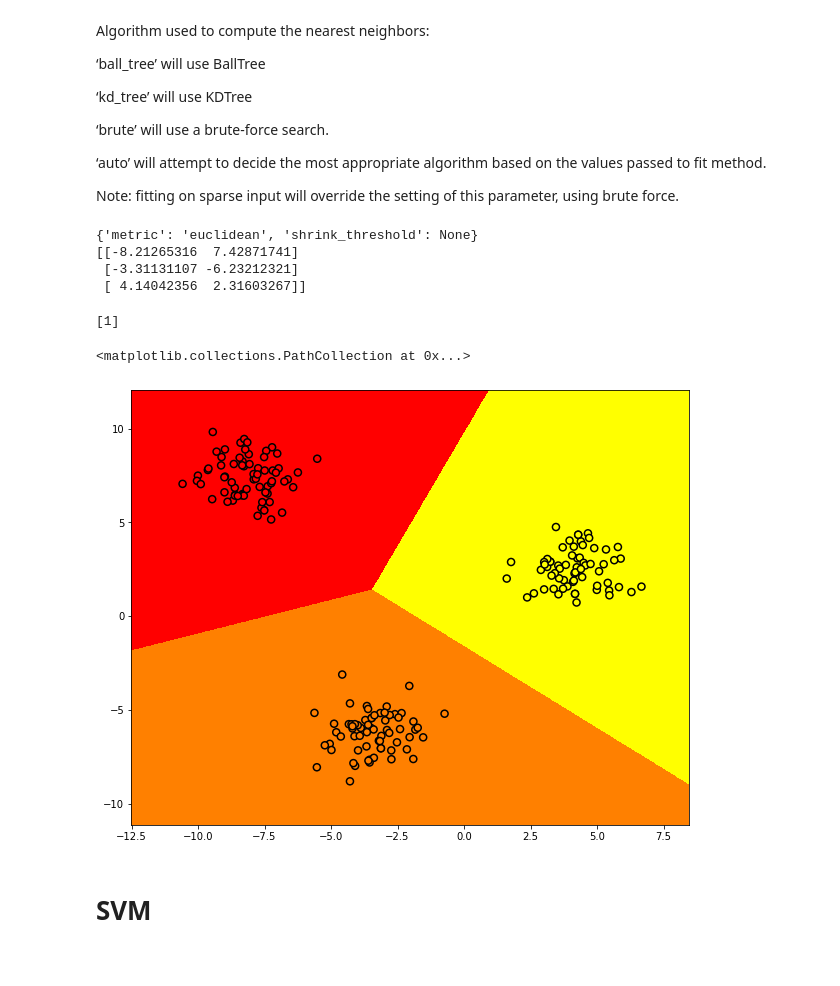
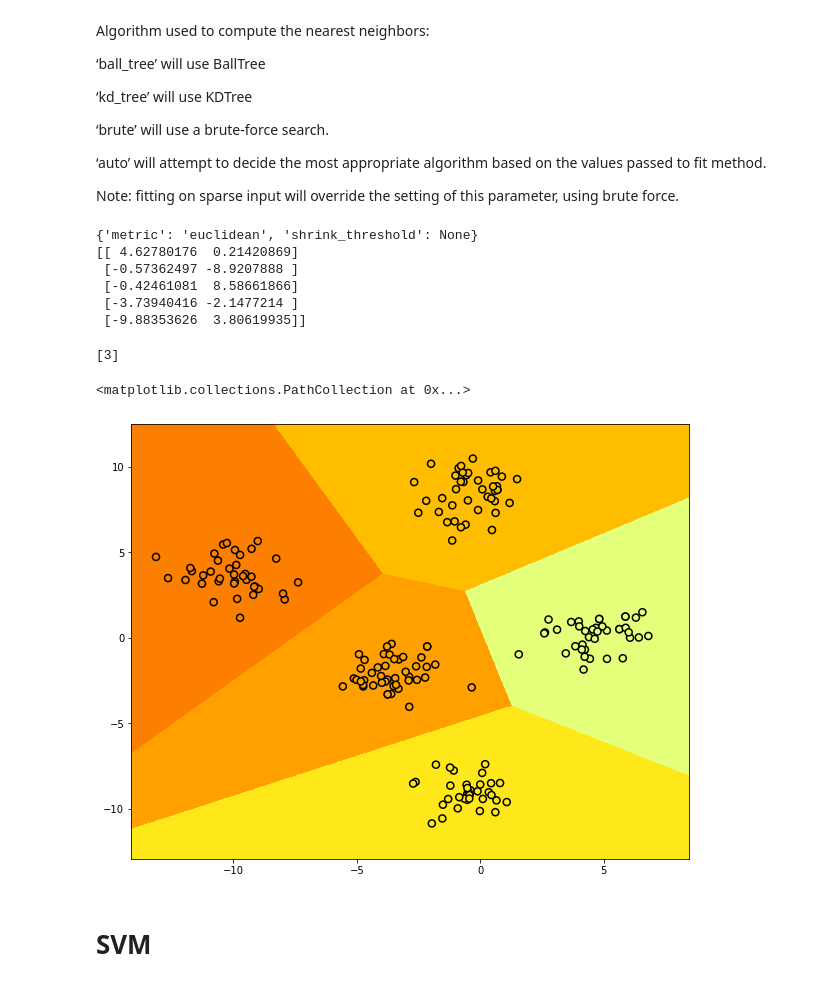
Before and after one commit to fukinii/ml, a Jupyter notebook: task_4/svm.ipynb, the cells around one changed output. Cells and saved outputs as stored; diff of their text form; code cells hidden in the pictures.

```diff
--- a/task_4/svm.ipynb
+++ b/task_4/svm.ipynb
@@ -9,11 +9,11 @@ from sklearn import datasets
 # %%
 n_samples = 4096
 
-X, y = datasets.make_blobs(n_samples=n_samples, centers=3, n_features=2)
+X, y = datasets.make_blobs(n_samples=n_samples, centers=5, n_features=2)
 
 
 fig, ax = plt.subplots(1, 1, figsize=(15, 8))
-colors = {0:'red', 1:'blue', 2:'green'}
+colors = {0:'red', 1:'blue', 2:'green', 3:'grey', 4:'black'}
 
 for key, value in colors.items():
     ax.scatter(X[y==key, 0], X[y==key, 1], c=value, label=key)
@@ -103,30 +105,32 @@ print(model.get_params())
 print(model.centroids_)
 # %% [output]
 {'metric': 'euclidean', 'shrink_threshold': None}
-[[-8.21265316  7.42871741]
- [-3.31131107 -6.23212321]
- [ 4.14042356  2.31603267]]
+[[ 4.62780176  0.21420869]
+ [-0.57362497 -8.9207888 ]
+ [-0.42461081  8.58661866]
+ [-3.73940416 -2.1477214 ]
+ [-9.88353626  3.80619935]]
 # %%
 print(model.predict([[-0.8, -1]]))
 # %% [output]
-[1]
+[3]
 # %%
 x_min, x_max = X[:, 0].min() - 1, X[:, 0].max() + 1
 y_min, y_max = X[:, 1].min() - 1, X[:, 1].max() + 1
 
 xx, yy = np.meshgrid(np.arange(x_min, x_max, 0.01), np.arange(y_min, y_max, 0.01))
 
 predicted = model.predict(np.c_[xx.ravel(), yy.ravel()]).reshape(xx.shape)
 
 random_indxs = np.random.randint(0, X.shape[0], 200)
 
 plt.rcParams['figure.figsize'] = (10,8)
-plt.pcolormesh(xx, yy, predicted, cmap='autumn')
+plt.pcolormesh(xx, yy, predicted, cmap='Wistia')
 plt.scatter(X[random_indxs, 0], X[random_indxs, 1],
-            c=y[random_indxs], s=50, cmap='autumn', edgecolors='black', linewidth=1.5)
+            c=y[random_indxs], s=50, cmap='Wistia', edgecolors='black', linewidth=1.5)
 # %% [output]
 <matplotlib.collections.PathCollection at 0x...>
-[figure, old version]
+[figure, new version]
 # %% [markdown]
 # SVM
 # %%
```
Also changed, not shown: parts of 4 cells of this notebook, 3 other files.
